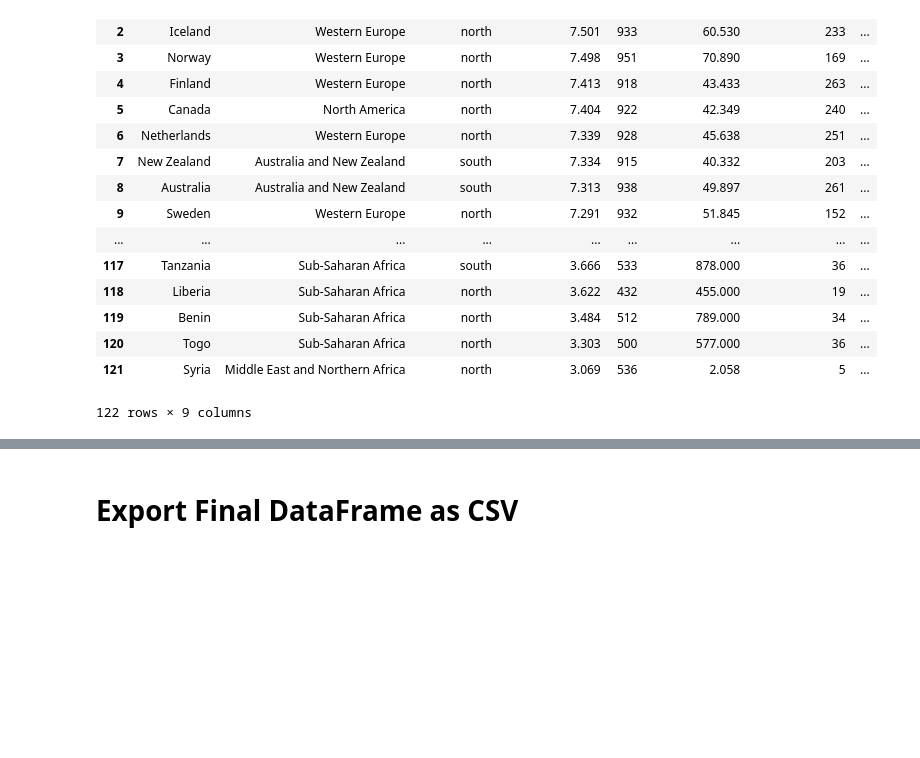
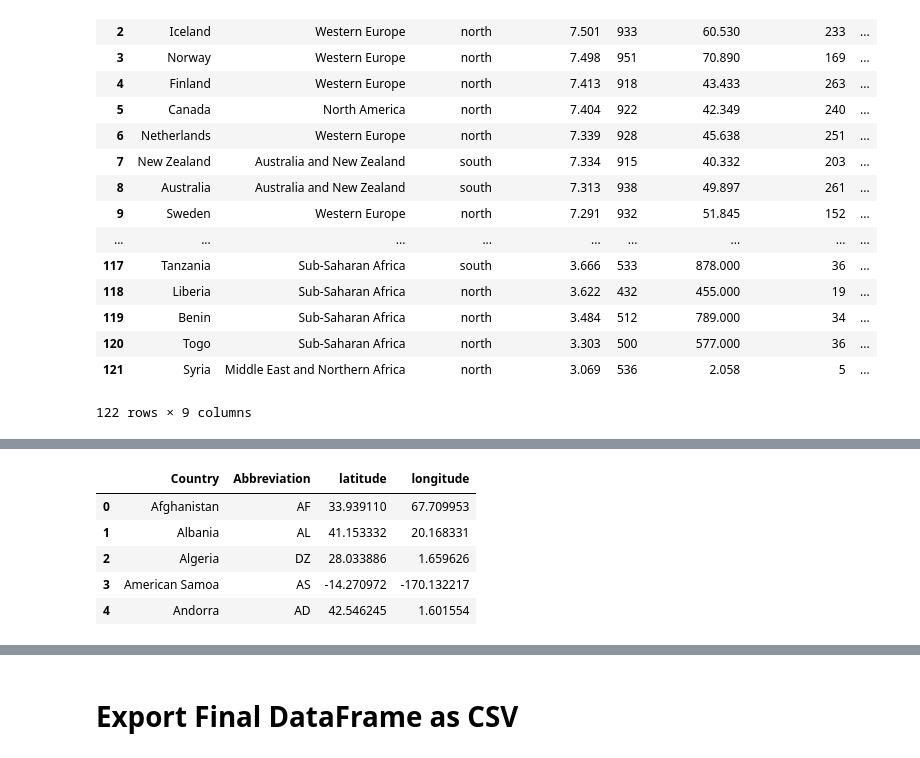
Before and after one commit to davisgrininger/Project_2, a Jupyter notebook: Merging_csv.ipynb, the cells around one changed output, grey strips where cells are left out. Saved outputs shown, nothing was run; the diff lists cells and outputs as text; code cells hidden in the pictures; blank space fills up the shorter version.

```diff
--- a/Merging_csv.ipynb
+++ b/Merging_csv.ipynb
@@ -39,2 +54,12 @@ alcohol_df
+# %%
+country2_df = pd.merge(country_df, coords_df, on = "Country")
+country2_df.head()
+# %% [output]
+|  | Country | Abbreviation | latitude | longitude |
+| 0 | Afghanistan | AF | 33.939110 | 67.709953 |
+| 1 | Albania | AL | 41.153332 | 20.168331 |
+| 2 | Algeria | DZ | 28.033886 | 1.659626 |
+| 3 | American Samoa | AS | -14.270972 | -170.132217 |
+| 4 | Andorra | AD | 42.546245 | 1.601554 |
 # %%
 final_alcohol_df = pd.merge(alcohol_df,
```
Also changed, not shown: parts of 3 cells of this notebook, 7 other files.
